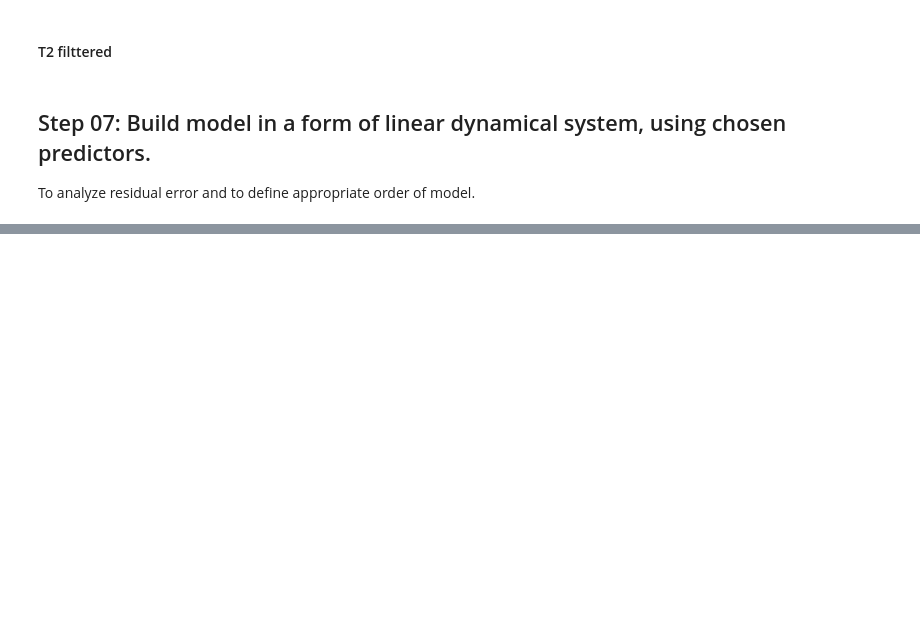
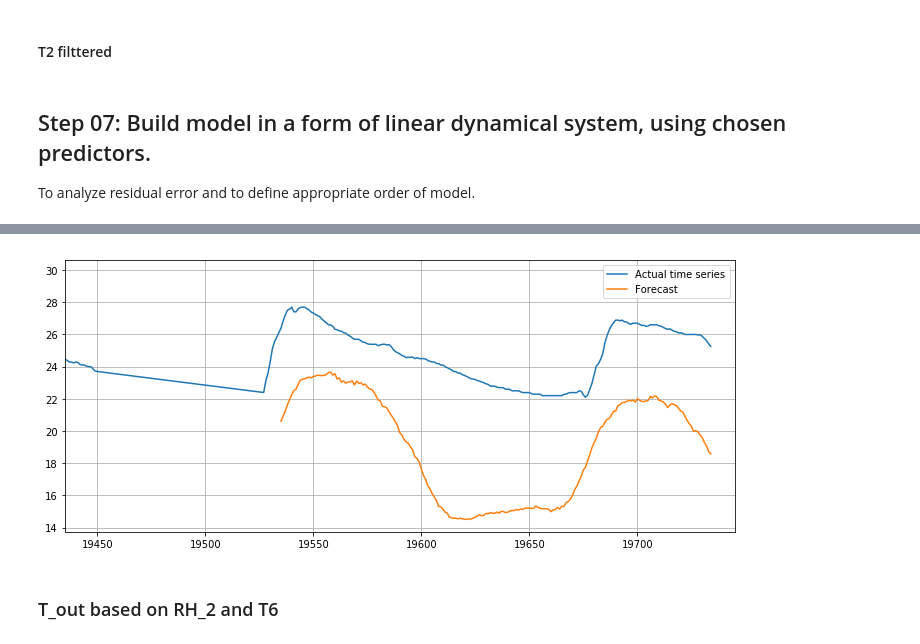
Before and after one commit to Nemat-Allah-Aloush/Multivariate_Data_Analysis, a Jupyter notebook: lab_04.ipynb, the cells around one changed output, grey strips where cells are left out. Drawn from its saved outputs; the diff is of its cells as text; code cells hidden in the pictures; blank space fills up the shorter version.

```diff
--- a/lab_04.ipynb
+++ b/lab_04.ipynb
@@ -460,0 +483,2 @@ To analyze residual error and to define appropriate order of model.
+# %%
+train, test = train_test_data_setup(dataset)
@@ -460,0 +506,17 @@ To analyze residual error and to define appropriate order of model.
+# %%
+pipeline.fit(train)
+forecast = pipeline.predict(test)
+
+train_length = len(df_sample_colomn_energydata['T2']) - forecast_length
+
+plt.plot(df_sample_colomn_energydata['T2'], label='Actual time series')
+plt.plot(np.arange(train_length, train_length + forecast_length),
+         np.ravel(forecast.predict), label='Forecast')
+plt.xlim(train_length - 100, len(df_sample_colomn_energydata['T2']) + 10)
+plt.legend()
+plt.grid()
+plt.show()
+# %% [output]
+[figure, added]
+# %% [markdown]
+### T_out based on RH_2 and T6
```
Also changed, not shown: parts of 9 cells of this notebook, 2 other files.
